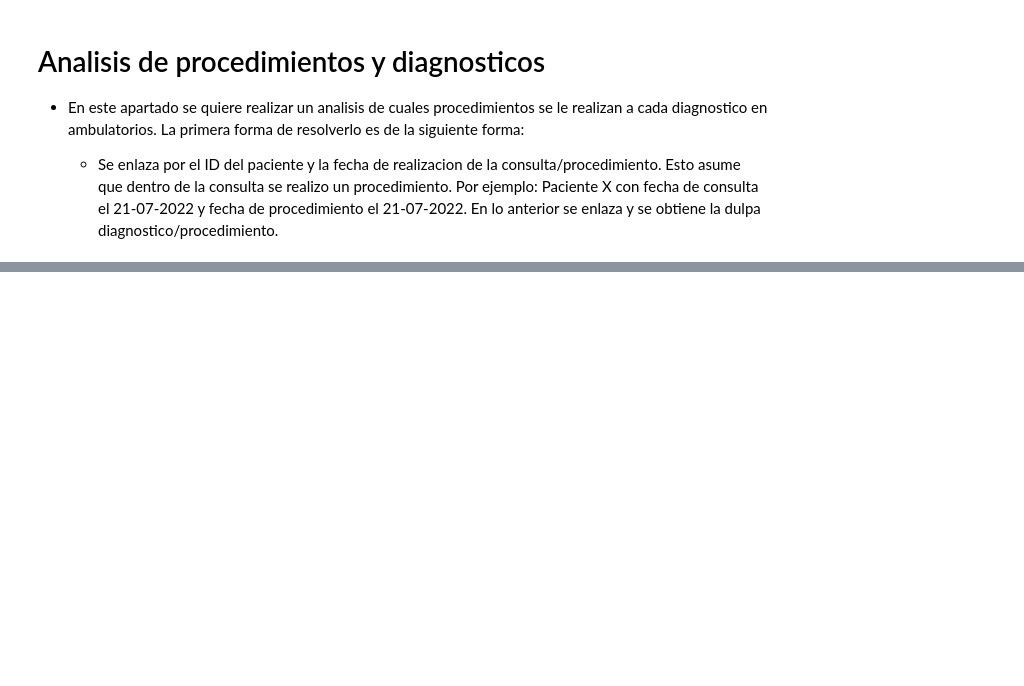
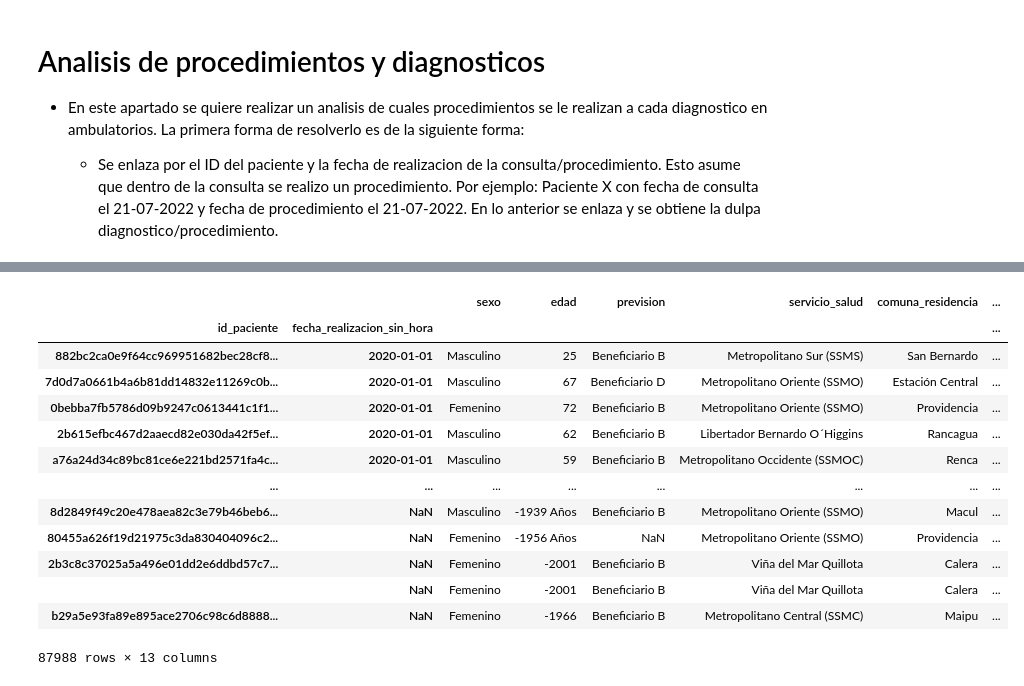
Before and after one commit to JavierRojas14/int-ambulatorio, a Jupyter notebook: notebooks/2.0-jrb-time-series-analysis.ipynb, the cells around one changed output, grey strips where cells are left out. Cells and saved outputs as stored; diff of their text form; code cells hidden in the pictures; blank space fills up the shorter version.

Commit message:
Discute fechas faltantes

```diff
--- a/notebooks/2.0-jrb-time-series-analysis.ipynb
+++ b/notebooks/2.0-jrb-time-series-analysis.ipynb
@@ -83,0 +86,6 @@ La base de datos de procedimeintos tiene 87988 procedimientos
+# %%
+df_diagnosticos_acotado = df_diagnosticos_acotado.dropna(subset="fecha_atencion")
+df_procedimientos = df_procedimientos.dropna(subset="fecha_realizacion")
+
+print(f"La base de datos de consultas acotada tiene {df_diagnosticos_acotado.shape[0]} consultas")
+print(f"La base de datos de procedimeintos tiene {df_procedimientos.shape[0]} procedimientos")
@@ -131,2 +129,5 @@ df_diagnosticos_acotado.sort_values("fecha_atencion")
+# %%
+diags_con_indice = df_diagnosticos_acotado.dropna(subset="fecha_atencion").set_index(["id_paciente", "fecha_atencion_sin_hora"])
+proced_con_indice = df_procedimientos.dropna(subset="fecha_realizacion").set_index(["id_paciente", "fecha_realizacion_sin_hora"])
 # %%
 union = pd.merge(
@@ -136,0 +153,17 @@ NameError: name 'df_diagnosticos_2020' is not defined
+# %%
+proced_con_indice
+# %% [output]
+|  |  | sexo | edad | prevision | servicio_salud | comuna_residencia | ... |
+| id_paciente | fecha_realizacion_sin_hora |  |  |  |  |  | ... |
+| 882bc2ca0e9f64cc969951682bec28cf8... | 2020-01-01 | Masculino | 25 | Beneficiario B | Metropolitano Sur (SSMS) | San Bernardo | ... |
+| 7d0d7a0661b4a6b81dd14832e11269c0b... | 2020-01-01 | Masculino | 67 | Beneficiario D | Metropolitano Oriente (SSMO) | Estación Central | ... |
+| 0bebba7fb5786d09b9247c0613441c1f1... | 2020-01-01 | Femenino | 72 | Beneficiario B | Metropolitano Oriente (SSMO) | Providencia | ... |
+| 2b615efbc467d2aaecd82e030da42f5ef... | 2020-01-01 | Masculino | 62 | Beneficiario B | Libertador Bernardo O´Higgins | Rancagua | ... |
+| a76a24d34c89bc81ce6e221bd2571fa4c... | 2020-01-01 | Masculino | 59 | Beneficiario B | Metropolitano Occidente (SSMOC) | Renca | ... |
+| ... | ... | ... | ... | ... | ... | ... | ... |
+| 8d2849f49c20e478aea82c3e79b46beb6... | NaN | Masculino | -1939 Años | Beneficiario B | Metropolitano Oriente (SSMO) | Macul | ... |
+| 80455a626f19d21975c3da830404096c2... | NaN | Femenino | -1956 Años | NaN | Metropolitano Oriente (SSMO) | Providencia | ... |
+| 2b3c8c37025a5a496e01dd2e6ddbd57c7... | NaN | Femenino | -2001 | Beneficiario B | Viña del Mar Quillota | Calera | ... |
+|  | NaN | Femenino | -2001 | Beneficiario B | Viña del Mar Quillota | Calera | ... |
+| b29a5e93fa89e895ace2706c98c6d8888... | NaN | Femenino | -1966 | Beneficiario B | Metropolitano Central (SSMC) | Maipu | ... |
+87988 rows × 13 columns
```
Also changed, not shown: parts of 6 cells of this notebook.
